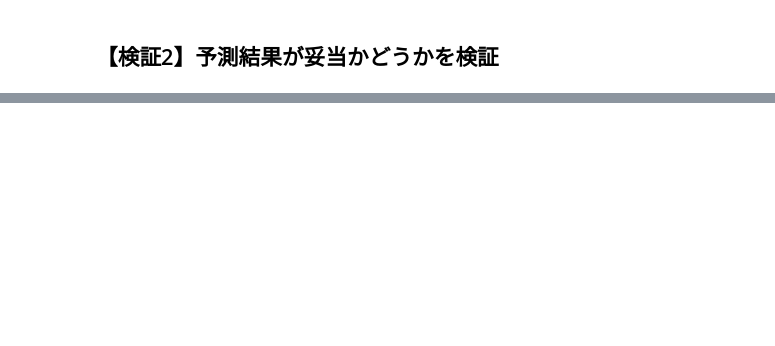
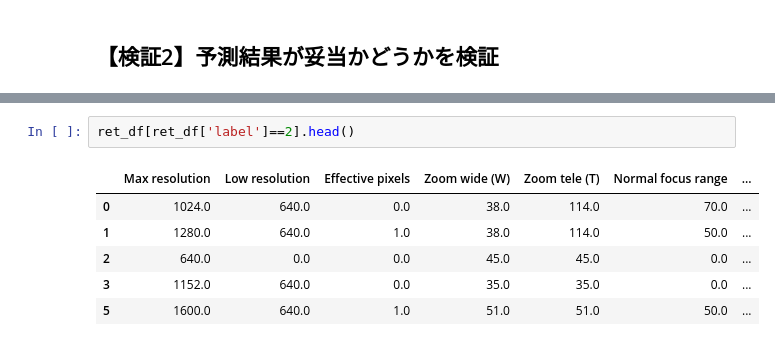
Before and after one commit to daring-board/clustering_practice, a Jupyter notebook: CameraDataClustering.ipynb, the cells around one changed output, grey strips where cells are left out. Cells and saved outputs as stored; diff of their text form; blank space fills up the shorter version.

```diff
--- a/CameraDataClustering.ipynb
+++ b/CameraDataClustering.ipynb
@@ -149,0 +155,9 @@ To retain the current behavior and silence the warning, pass sort=False
+# %%
+ret_df[ret_df['label']==2].head()
+# %% [output]
+|  | Max resolution | Low resolution | Effective pixels | Zoom wide (W) | Zoom tele (T) | Normal focus range | ... |
+| 0 | 1024.0 | 640.0 | 0.0 | 38.0 | 114.0 | 70.0 | ... |
+| 1 | 1280.0 | 640.0 | 1.0 | 38.0 | 114.0 | 50.0 | ... |
+| 2 | 640.0 | 0.0 | 0.0 | 45.0 | 45.0 | 0.0 | ... |
+| 3 | 1152.0 | 640.0 | 0.0 | 35.0 | 35.0 | 0.0 | ... |
+| 5 | 1600.0 | 640.0 | 1.0 | 51.0 | 51.0 | 50.0 | ... |
```
Also changed, not shown: parts of 14 cells of this notebook, 8 other files.
